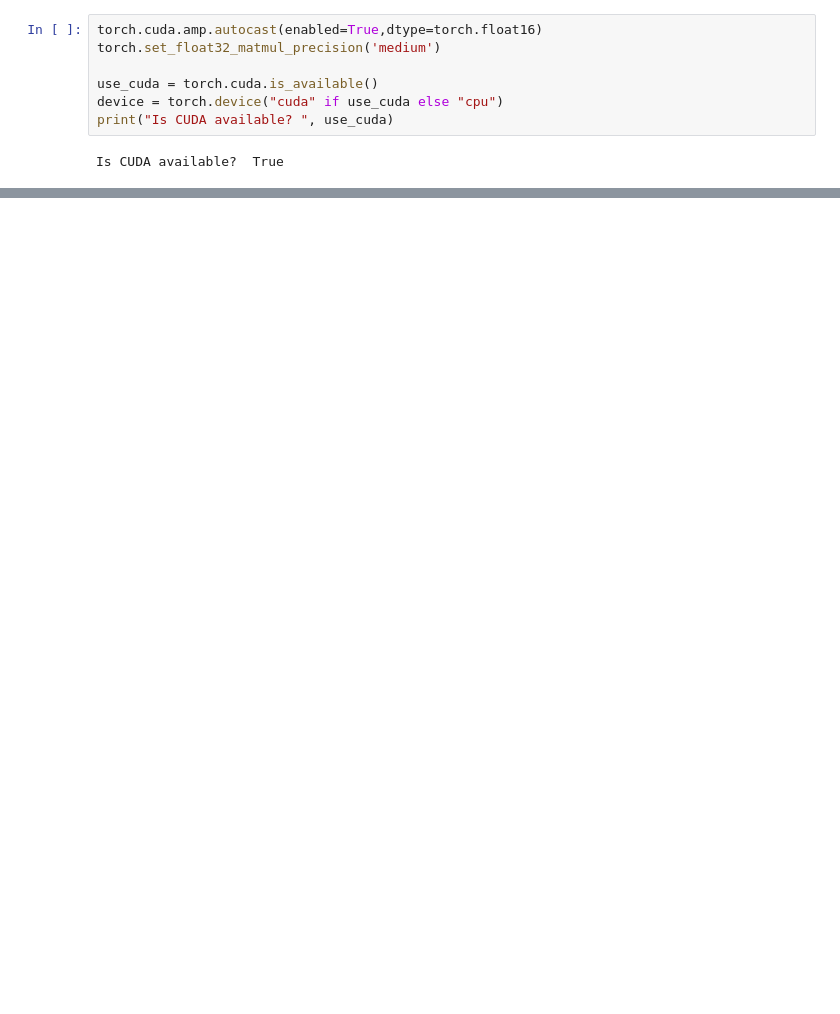
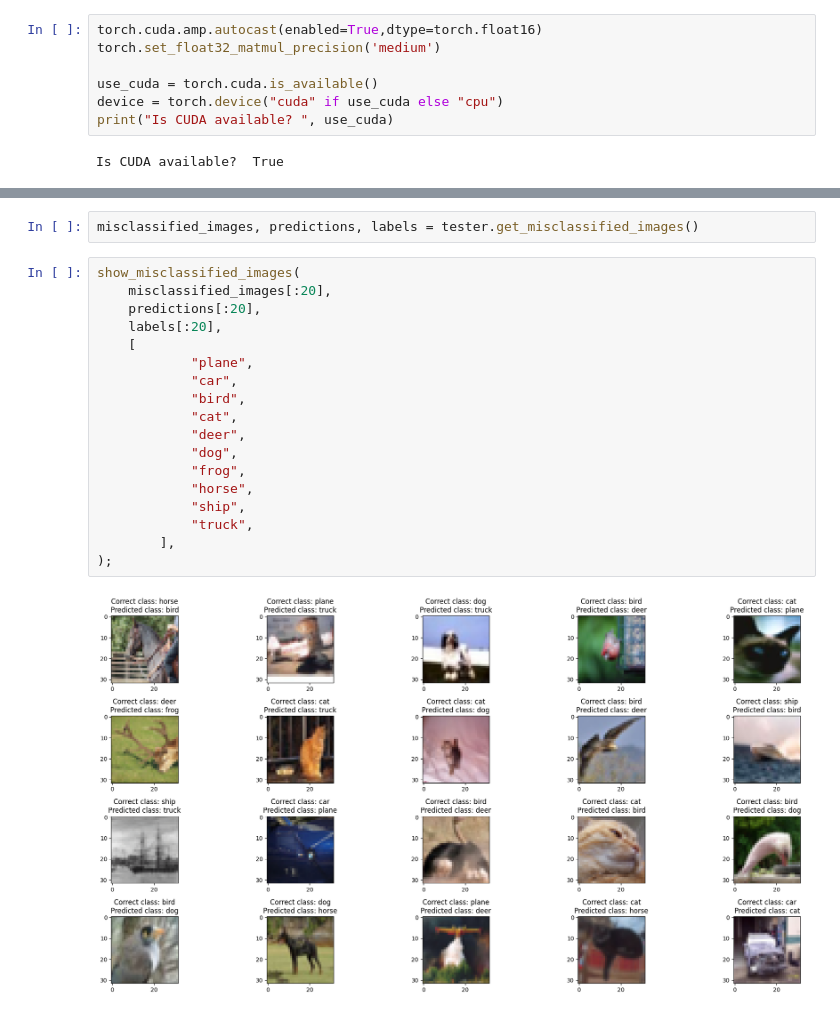
Before and after one commit to Muthukamalan/ZerotoHeroDL, a Jupyter notebook: Vision/Ch9/S9.ipynb, the cells around one changed output, grey strips where cells are left out. Cells and saved outputs as stored; diff of their text form; blank space fills up the shorter version.

```diff
--- a/Vision/Ch9/S9.ipynb
+++ b/Vision/Ch9/S9.ipynb
@@ -83,0 +131,22 @@ Clipping input data to the valid range for imshow with RGB data ([0..1] for floa
+# %%
+misclassified_images, predictions, labels = tester.get_misclassified_images()
+# %%
+show_misclassified_images(
+    misclassified_images[:20],
+    predictions[:20],
+    labels[:20],
+    [
+            "plane",
+            "car",
+            "bird",
+            "cat",
+            "deer",
+            "dog",
+            "frog",
+            "horse",
+            "ship",
+            "truck",
+        ],
+);
+# %% [output]
+[figure, added]
```
Also changed, not shown: parts of 11 cells of this notebook, 10 other files.
